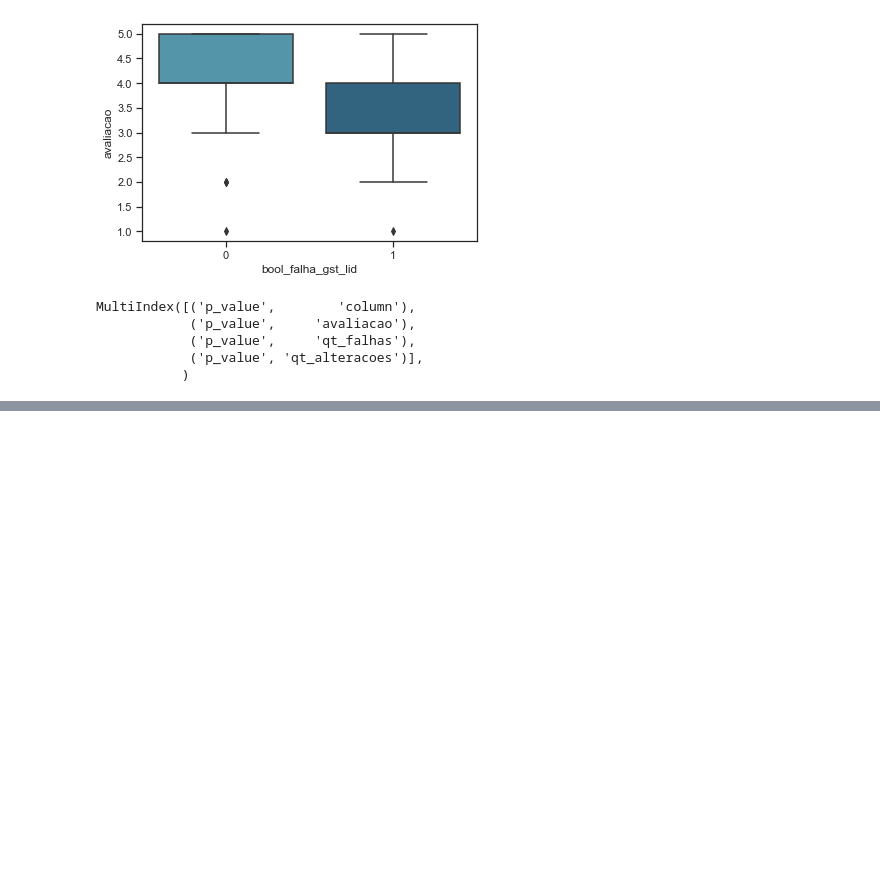
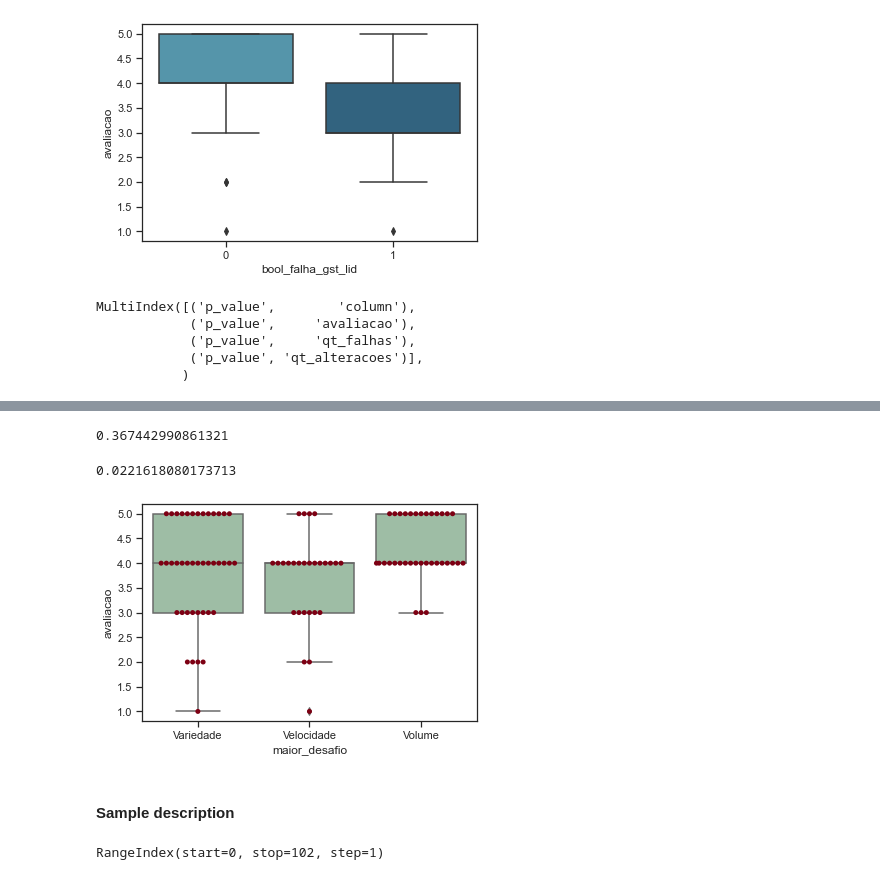
Before and after one commit to luisvenezian/fatores-de-sucesso-na-implementacao-de-lagos-de-dados-na-nuvem, a Jupyter notebook: data_analysis.ipynb, the cells around one changed output, grey strips where cells are left out. Saved outputs shown, nothing was run; the diff lists cells and outputs as text; code cells hidden in the pictures; blank space fills up the shorter version.

```diff
--- a/data_analysis.ipynb
+++ b/data_analysis.ipynb
@@ -196,0 +193,26 @@ df_p_values["p_value"][metrics].style.applymap(lambda x: "background-color: whit
+# %%
+pvalue
+# %% [output]
+0.367442990861321
+# %%
+fvalue, pvalue = stats.f_oneway(
+    df.query("maior_desafio == 'Variedade'")["avaliacao"],
+    df.query("maior_desafio == 'Velocidade'")["avaliacao"],
+    df.query("maior_desafio == 'Volume'")["avaliacao"]
+)
+
+pvalue
+# %% [output]
+0.0221618080173713
+# %%
+ax = sns.boxplot(x='maior_desafio', y='avaliacao', data=df, color='#99c2a2')
+ax = sns.swarmplot(x="maior_desafio", y="avaliacao", data=df, color='#7d0013')
+plt.show()
+# %% [output]
+[figure, added]
+# %% [markdown]
+#### Sample description
+# %%
+df.index
+# %% [output]
+RangeIndex(start=0, stop=102, step=1)
```
Also changed, not shown: parts of 14 cells of this notebook, 1 other file.
